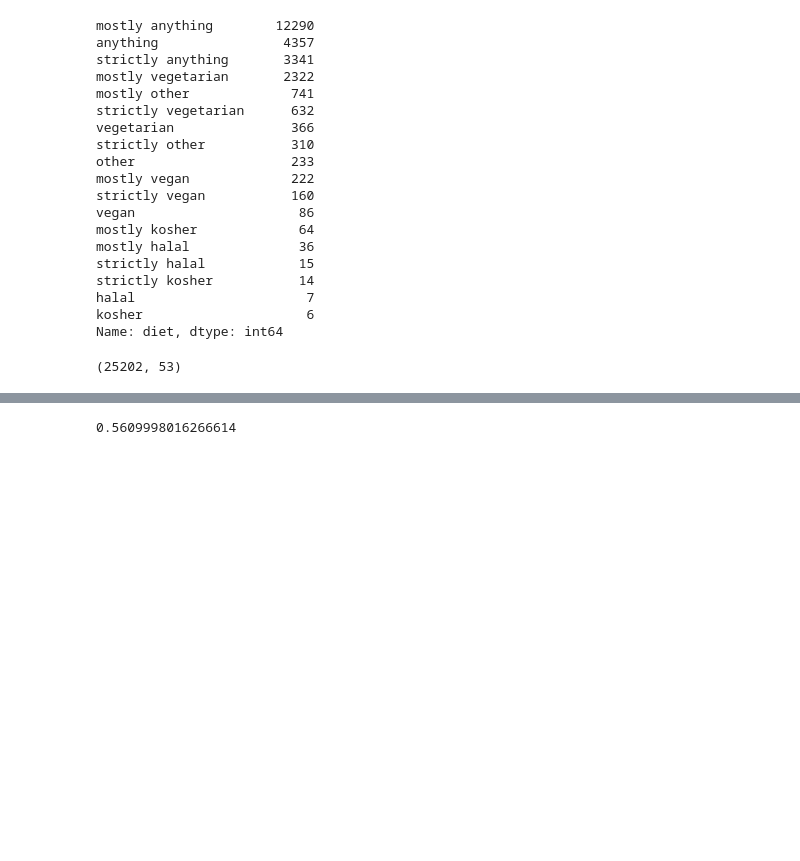
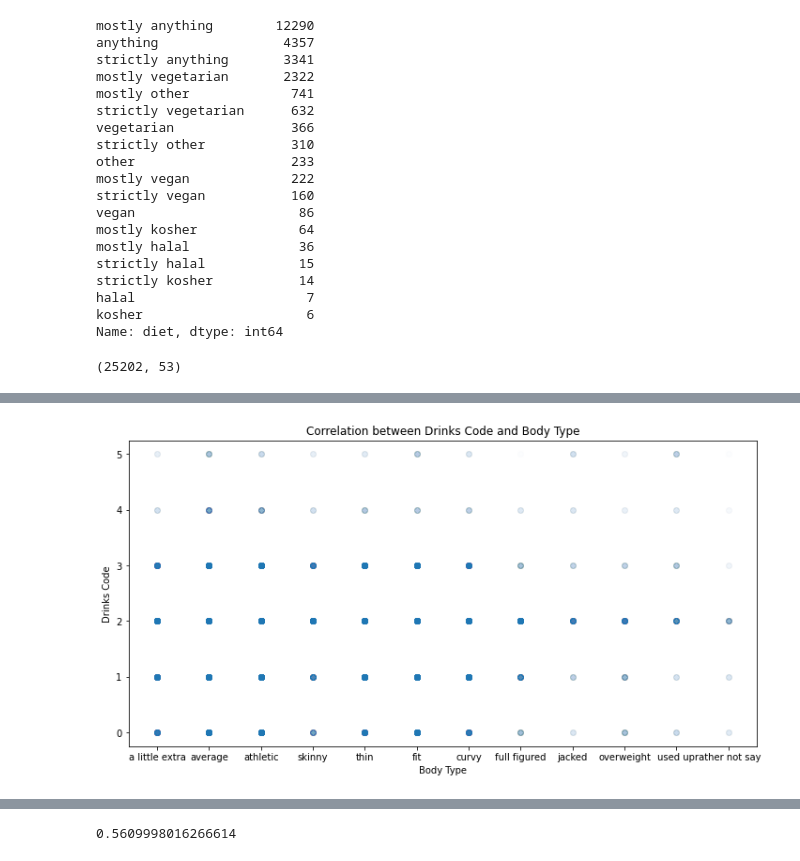
Before and after one commit to muellermax/OKCupid-machinelearning, a Jupyter notebook: OKCupid data - correlation between users body type and users diet.ipynb, the cells around one changed output, grey strips where cells are left out. Saved outputs shown, nothing was run; the diff lists cells and outputs as text; code cells hidden in the pictures; blank space fills up the shorter version.

```diff
--- a/OKCupid data - correlation between users body type and users diet.ipynb
+++ b/OKCupid data - correlation between users body type and users diet.ipynb
@@ -277 +290,14 @@ df_ohne_nan.head()
+# %%
+# Next, we have a loook at the correlation between the features and the label. However, I do not use the
+# aggregated body type but the 12 original body types.
+
+
+f, ax = plt.subplots(figsize = (12,6))
+plt.scatter(df_body_labels.body_type, df_body_labels.drinks_code, alpha = 0.01)
+plt.xlabel('Body Type')
+plt.ylabel('Drinks Code')
+plt.title('Correlation between Drinks Code and Body Type')
+plt.show()
+# %% [output]
+[figure, added]
 # %%
```
Also changed, not shown: parts of 19 cells of this notebook, 2 other files.
